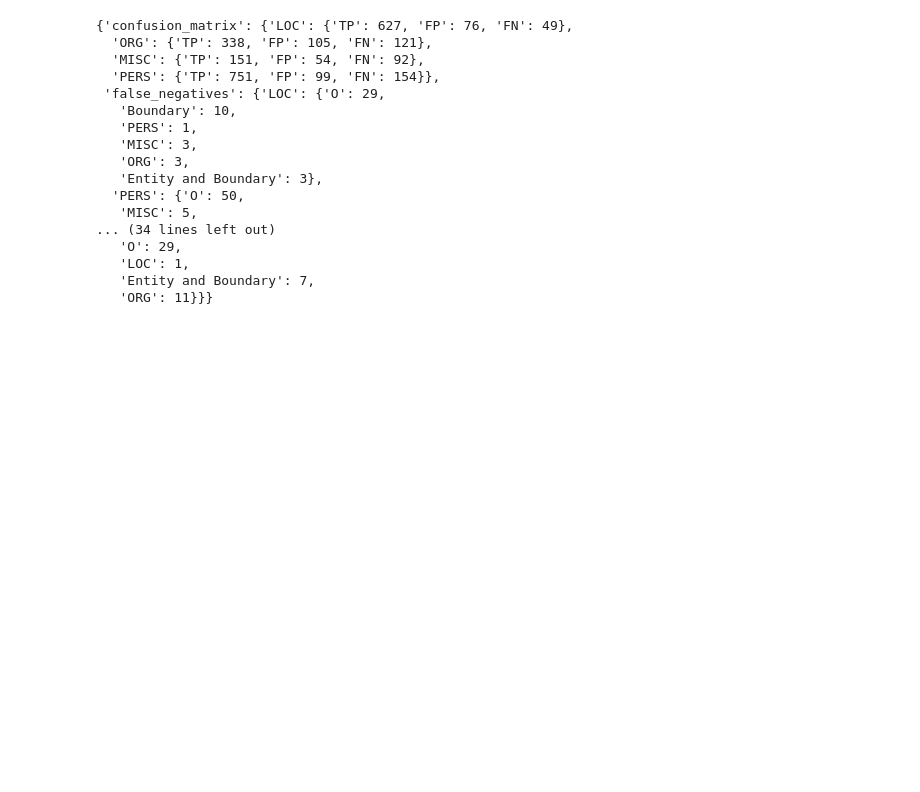
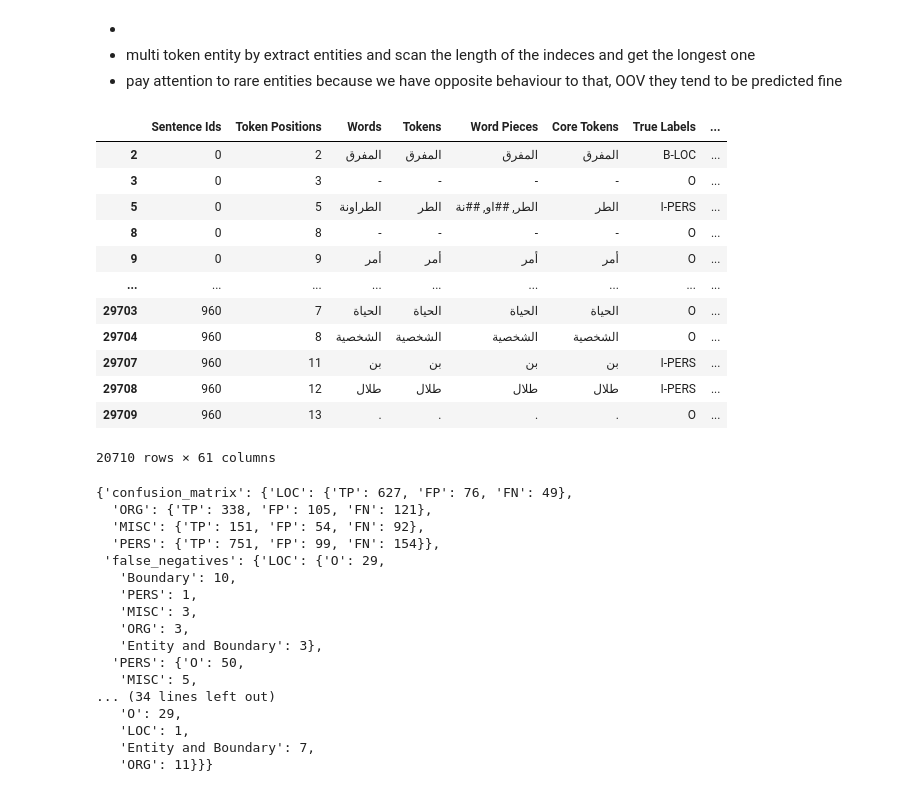
Before and after one commit to ay94/deformar-dashboard, a Jupyter notebook: notebooks/explore-data.ipynb, the cells around one changed output. Cells and saved outputs as stored; diff of their text form; code cells hidden in the pictures; blank space fills up the shorter version.

```diff
--- a/notebooks/explore-data.ipynb
+++ b/notebooks/explore-data.ipynb
@@ -35,0 +83,3 @@ all_data = data_manager.load_data()
+# %%
+df = all_data['ANERCorp_CamelLab_arabertv02'].analysis_data.copy()
+df = df[df['Labels'] != -100].copy()
@@ -36 +178,23 @@ all_data = data_manager.load_data()
+# %%
+filtered_df = df[~(df == -1).any(axis=1)]
+# %% [markdown]
+-
+- multi token entity by extract entities and scan the length of the indeces and get the longest one
+- pay attention to rare entities because we have opposite behaviour to that, OOV they tend to be predicted fine
+# %%
+filtered_df
+# %% [output]
+|  | Sentence Ids | Token Positions | Words | Tokens | Word Pieces | Core Tokens | True Labels | ... |
+| 2 | 0 | 2 | المفرق | المفرق | المفرق | المفرق | B-LOC | ... |
+| 3 | 0 | 3 | - | - | - | - | O | ... |
+| 5 | 0 | 5 | الطراونة | الطر | الطر, ##او, ##نة | الطر | I-PERS | ... |
+| 8 | 0 | 8 | - | - | - | - | O | ... |
+| 9 | 0 | 9 | أمر | أمر | أمر | أمر | O | ... |
+| ... | ... | ... | ... | ... | ... | ... | ... | ... |
+| 29703 | 960 | 7 | الحياة | الحياة | الحياة | الحياة | O | ... |
+| 29704 | 960 | 8 | الشخصية | الشخصية | الشخصية | الشخصية | O | ... |
+| 29707 | 960 | 11 | بن | بن | بن | بن | I-PERS | ... |
+| 29708 | 960 | 12 | طلال | طلال | طلال | طلال | I-PERS | ... |
+| 29709 | 960 | 13 | . | . | . | . | O | ... |
+20710 rows × 61 columns
 # %%
```
Also changed, not shown: parts of 18 cells of this notebook, 8 other files.
